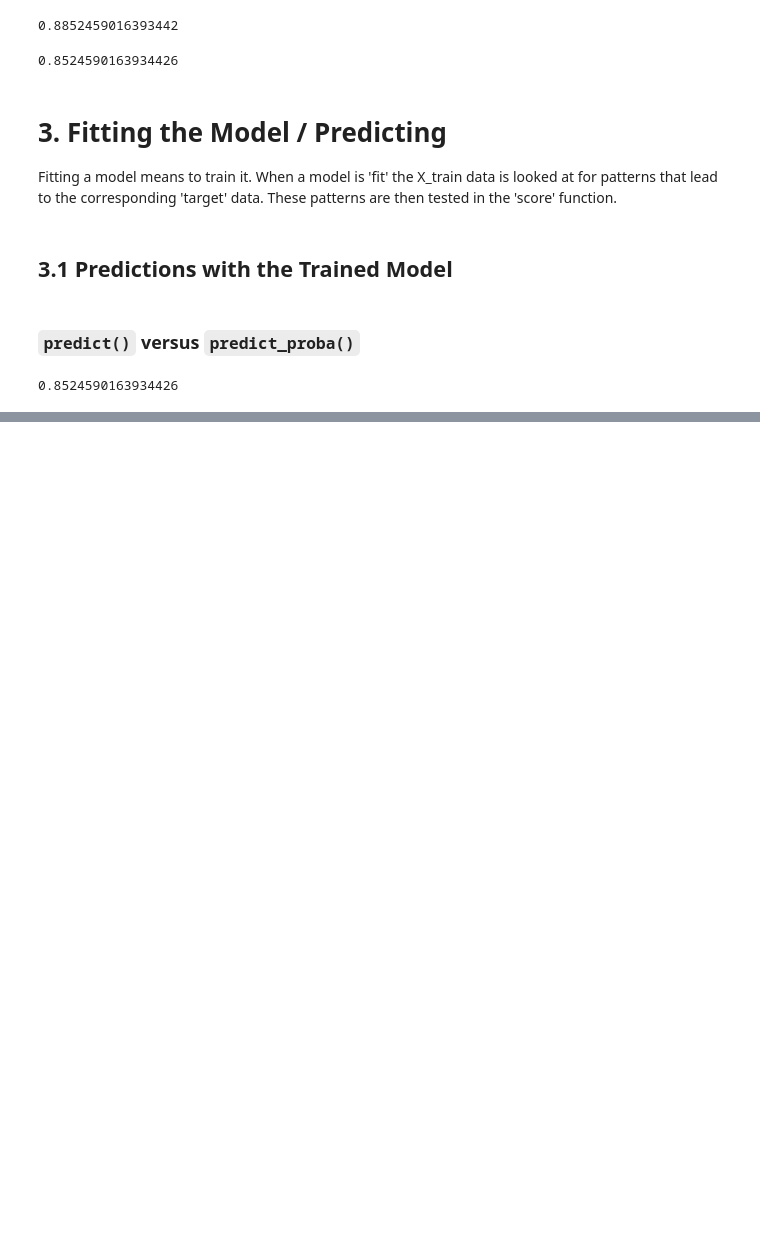
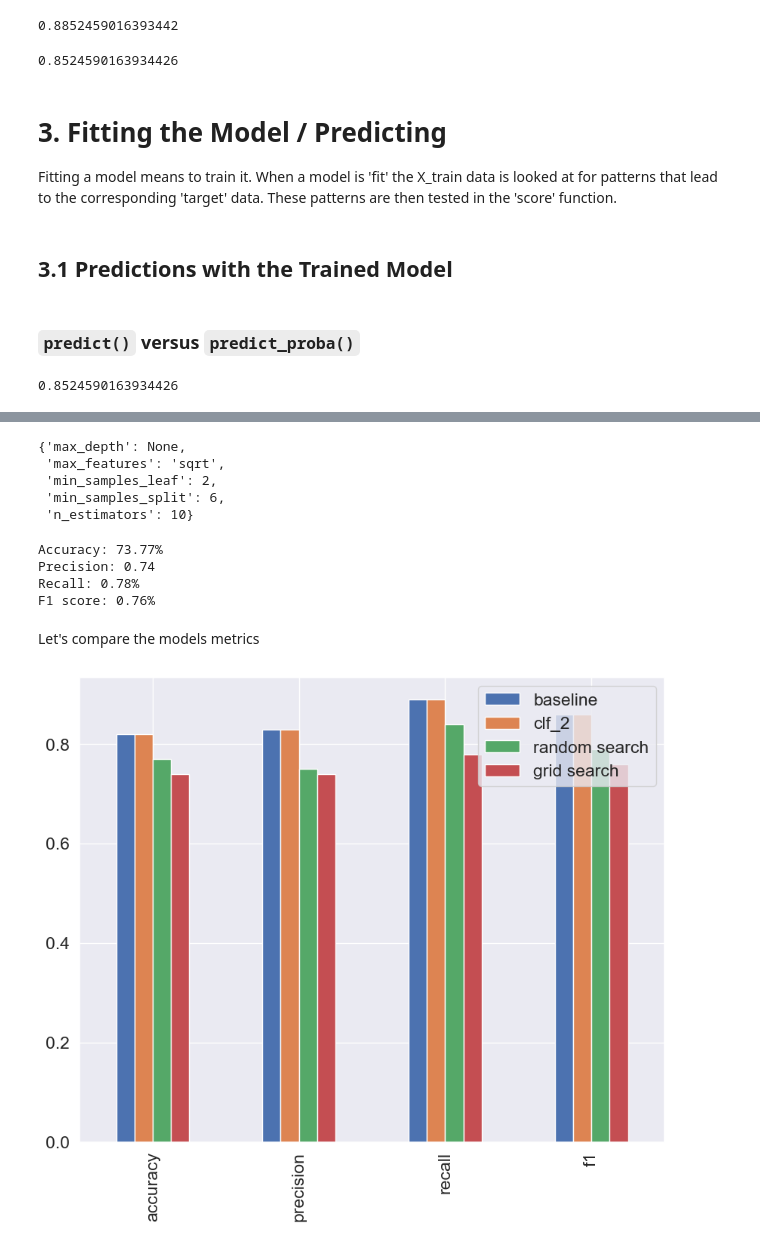
Before and after one commit to lorenarms/Machine_Learning, a Jupyter notebook: sample_project_01/sklearn_tut/sklearn_tut.ipynb, the cells around one changed output, grey strips where cells are left out. Cells and saved outputs as stored; diff of their text form; code cells hidden in the pictures; blank space fills up the shorter version.

```diff
--- a/sample_project_01/sklearn_tut/sklearn_tut.ipynb
+++ b/sample_project_01/sklearn_tut/sklearn_tut.ipynb
@@ -1172,0 +1592,3 @@ pd.DataFrame(classification_report(dis,
+# %%
+heart = pd.read_csv("../data/heart-disease.csv")
+heart_shuffled = heart.sample(frac=1)
@@ -1172,0 +1743,8 @@ pd.DataFrame(classification_report(dis,
+# %%
+# reduce the grid space using best_params as a guide (remove those we don't need / want)
+
+grid_2 = {'n_estimators': [10, 100, 200, 500],
+ 'max_depth': [None],
+ 'max_features': [None, 0.5, 'sqrt'],
+ 'min_samples_split': [6],
+ 'min_samples_leaf': [1, 2]}
@@ -1172,0 +1753,22 @@ pd.DataFrame(classification_report(dis,
+# %%
+np.random.seed(42)
+
+# split
+X = heart_shuffled.drop("target", axis=1)
+y = heart_shuffled["target"]
+
+X_train, X_test, y_train, y_test = train_test_split(X, y, test_size = 0.2)
+
+clf = RandomForestClassifier(n_jobs=-1)
+
+# setup grid search cv
+gs_clf = GridSearchCV(estimator=clf,
+                           param_grid=grid_2,
+                           cv=5,
+                           verbose=2) # outputs what is going on
+
+# when run, the random search cv will run 'n_iter' times and randomly select
+# params from the 'grid' each time
+# 'cv' stands for 'cross validation', meaning it will automatically create our splits for us
+
+gs_clf.fit(X_train, y_train);
@@ -1172,0 +1793,28 @@ pd.DataFrame(classification_report(dis,
+# %%
+gs_clf.best_params_
+# %% [output]
+{'max_depth': None,
+ 'max_features': 'sqrt',
+ 'min_samples_leaf': 2,
+ 'min_samples_split': 6,
+ 'n_estimators': 10}
+# %%
+gs_y_preds = gs_clf.predict(X_test)
+
+gs_metrics = evaluate_preds(y_test, gs_y_preds)
+# %% [output]
+Accuracy: 73.77%
+Precision: 0.74
+Recall: 0.78%
+F1 score: 0.76%
+# %% [markdown]
+Let's compare the models metrics
+# %%
+compare_metrics = pd.DataFrame({"baseline": baseline_metrics,
+                              "clf_2": clf_2,
+                               "random search": rs_metrics,
+                               "grid search": gs_metrics})
+
+compare_metrics.plot.bar(figsize=(10 ,8));
+# %% [output]
+[figure, added]
```
Also changed, not shown: parts of 185 cells of this notebook, 9 other files.
